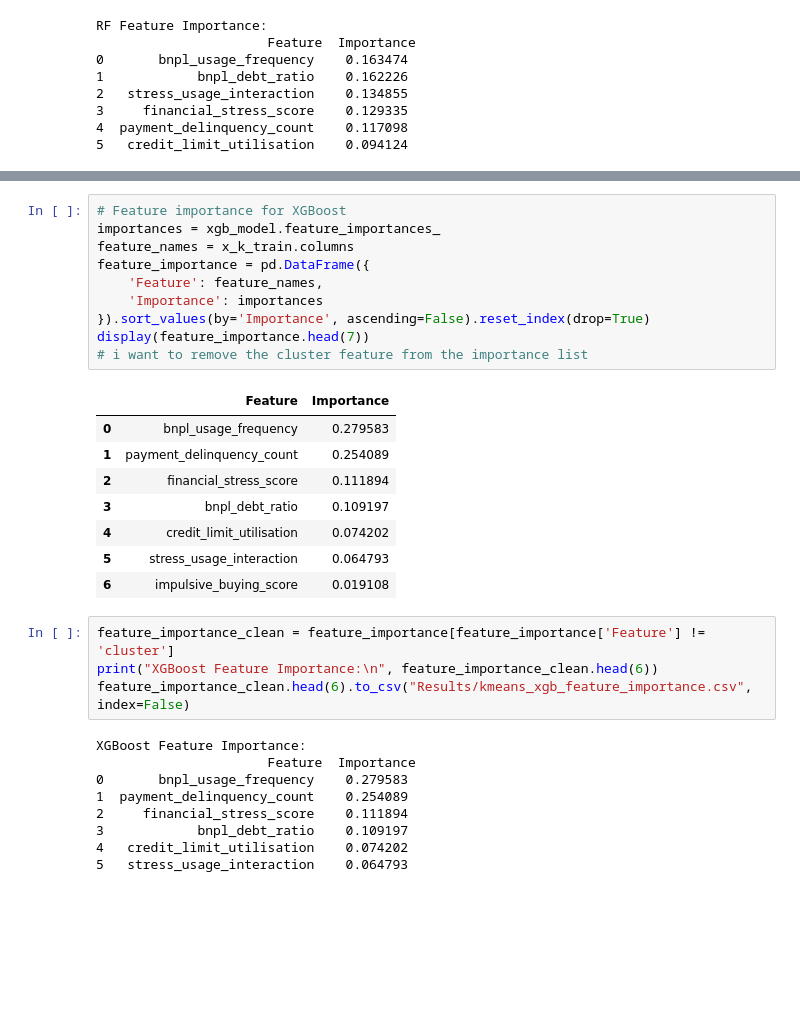
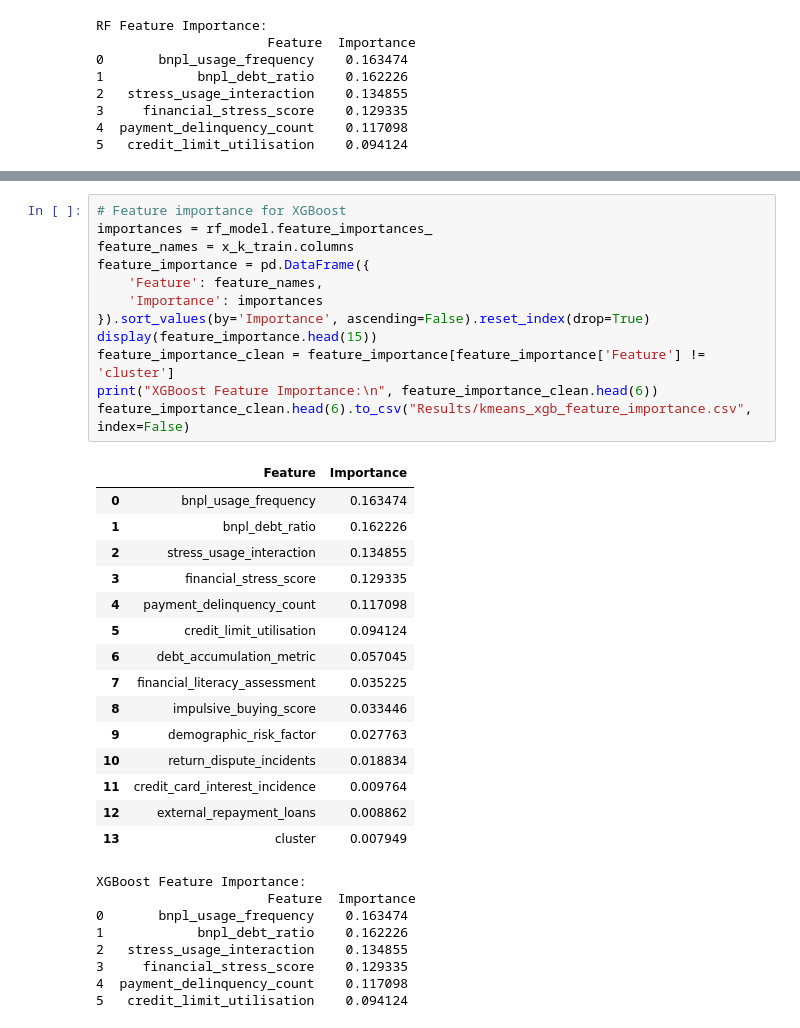
Before and after one commit to IsmailZei/Credit-Risk-Models-in-BNPL, a Jupyter notebook: K_Means .ipynb, the cells around one changed output, grey strips where cells are left out. Drawn from its saved outputs; the diff is of its cells as text; blank space fills up the shorter version.

Commit message:
Cleaned up the code

```diff
--- a/K_Means .ipynb
+++ b/K_Means .ipynb
@@ -533,32 +428,36 @@ plt.tight_layout()
 # %%
 # Feature importance for XGBoost
-importances = xgb_model.feature_importances_
+importances = rf_model.feature_importances_
 feature_names = x_k_train.columns
 feature_importance = pd.DataFrame({
     'Feature': feature_names,
     'Importance': importances
 }).sort_values(by='Importance', ascending=False).reset_index(drop=True)
-display(feature_importance.head(7))
-# i want to remove the cluster feature from the importance list
+display(feature_importance.head(15))
+feature_importance_clean = feature_importance[feature_importance['Feature'] != 'cluster']
+print("XGBoost Feature Importance:\n", feature_importance_clean.head(6))
+feature_importance_clean.head(6).to_csv("Results/kmeans_xgb_feature_importance.csv", index=False)
 # %% [output]
 |  | Feature | Importance |
-| 0 | bnpl_usage_frequency | 0.279583 |
-| 1 | payment_delinquency_count | 0.254089 |
-| 2 | financial_stress_score | 0.111894 |
-| 3 | bnpl_debt_ratio | 0.109197 |
-| 4 | credit_limit_utilisation | 0.074202 |
-| 5 | stress_usage_interaction | 0.064793 |
-| 6 | impulsive_buying_score | 0.019108 |
+| 0 | bnpl_usage_frequency | 0.163474 |
+| 1 | bnpl_debt_ratio | 0.162226 |
+| 2 | stress_usage_interaction | 0.134855 |
+| 3 | financial_stress_score | 0.129335 |
+| 4 | payment_delinquency_count | 0.117098 |
+| 5 | credit_limit_utilisation | 0.094124 |
+| 6 | debt_accumulation_metric | 0.057045 |
+| 7 | financial_literacy_assessment | 0.035225 |
+| 8 | impulsive_buying_score | 0.033446 |
+| 9 | demographic_risk_factor | 0.027763 |
+| 10 | return_dispute_incidents | 0.018834 |
+| 11 | credit_card_interest_incidence | 0.009764 |
+| 12 | external_repayment_loans | 0.008862 |
+| 13 | cluster | 0.007949 |
+XGBoost Feature Importance:
+                      Feature  Importance
+0       bnpl_usage_frequency    0.163474
+1            bnpl_debt_ratio    0.162226
+2   stress_usage_interaction    0.134855
+3     financial_stress_score    0.129335
+4  payment_delinquency_count    0.117098
+5   credit_limit_utilisation    0.094124
-# %%
-feature_importance_clean = feature_importance[feature_importance['Feature'] != 'cluster']
-print("XGBoost Feature Importance:\n", feature_importance_clean.head(6))
-feature_importance_clean.head(6).to_csv("Results/kmeans_xgb_feature_importance.csv", index=False)
-# %% [output]
-XGBoost Feature Importance:
-                      Feature  Importance
-0       bnpl_usage_frequency    0.279583
-1  payment_delinquency_count    0.254089
-2     financial_stress_score    0.111894
-3            bnpl_debt_ratio    0.109197
-4   credit_limit_utilisation    0.074202
-5   stress_usage_interaction    0.064793
```
Also changed, not shown: parts of 50 cells of this notebook, 14 other files.
